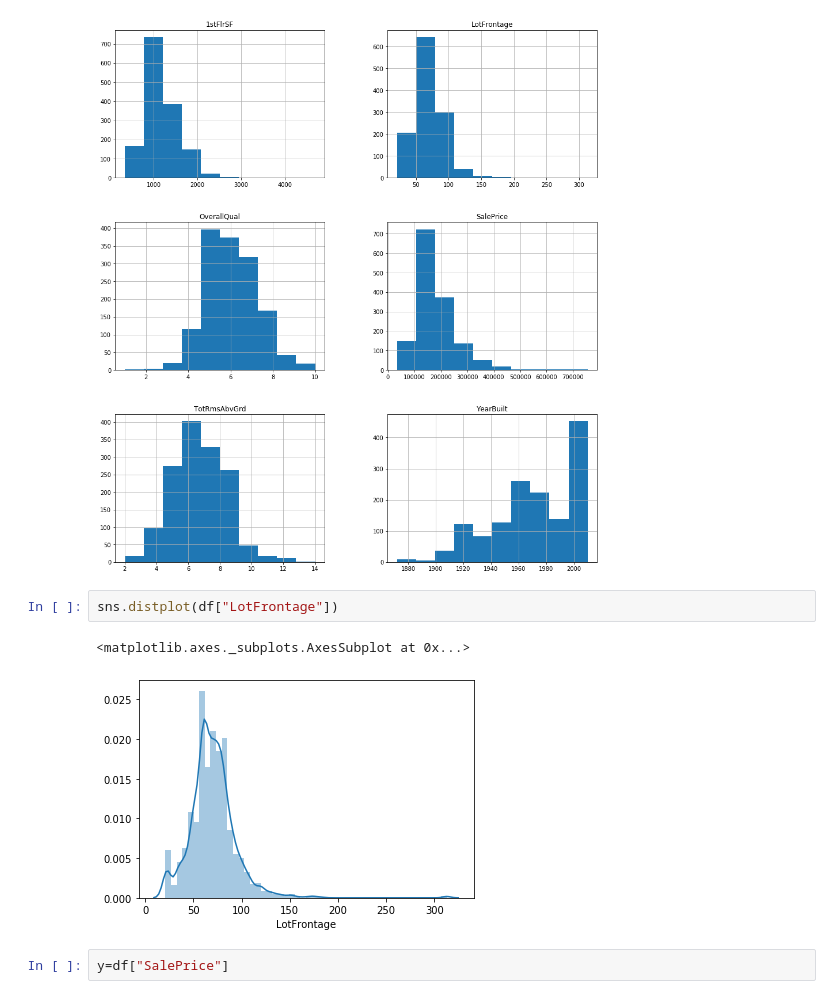
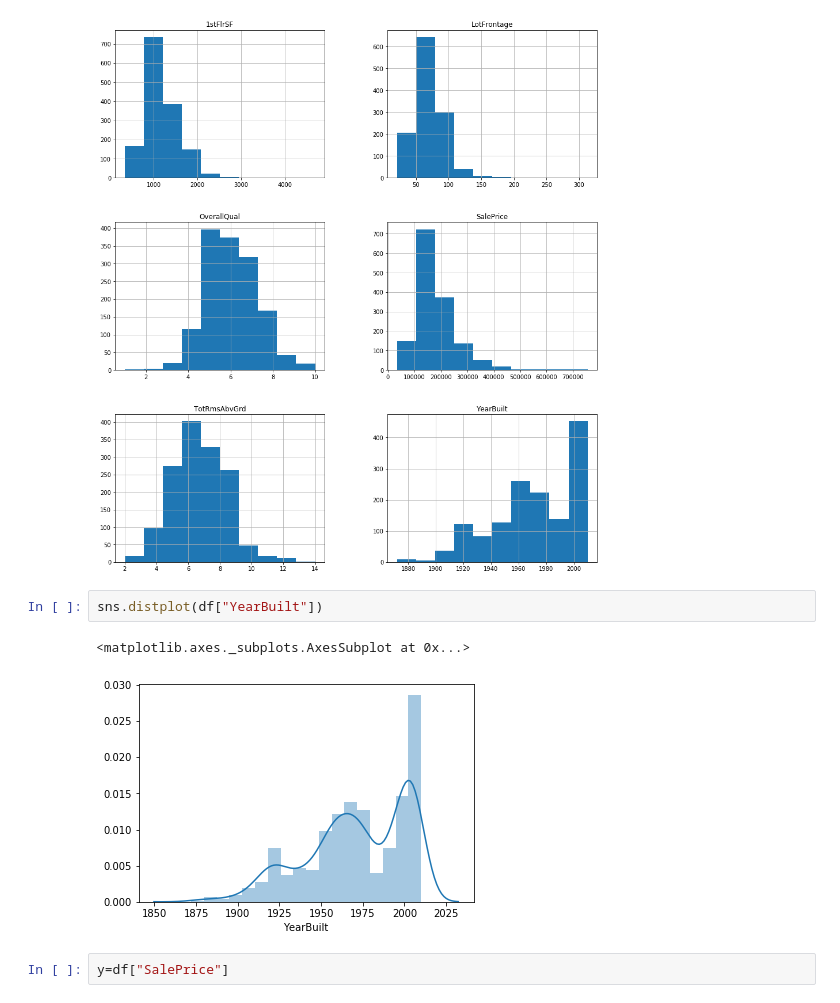
Before and after one commit to ErickSiguenza/Proyecto_Regresion, a Jupyter notebook: Proyecto_Código_v2.ipynb, the cells around one changed output. Drawn from its saved outputs; the diff is of its cells as text.

```diff
--- a/Proyecto_Código_v2.ipynb
+++ b/Proyecto_Código_v2.ipynb
@@ -84,10 +84,10 @@ array([[<matplotlib.axes._subplots.AxesSubplot object at 0x...>,
       dtype=object)
 [figure]
 # %%
-sns.distplot(df["LotFrontage"])
+sns.distplot(df["YearBuilt"])
 # %% [output]
 <matplotlib.axes._subplots.AxesSubplot at 0x...>
-[figure, old version]
+[figure, new version]
 # %%
 y=df["SalePrice"]
 # %%
```
Also changed, not shown: parts of 27 cells of this notebook.
